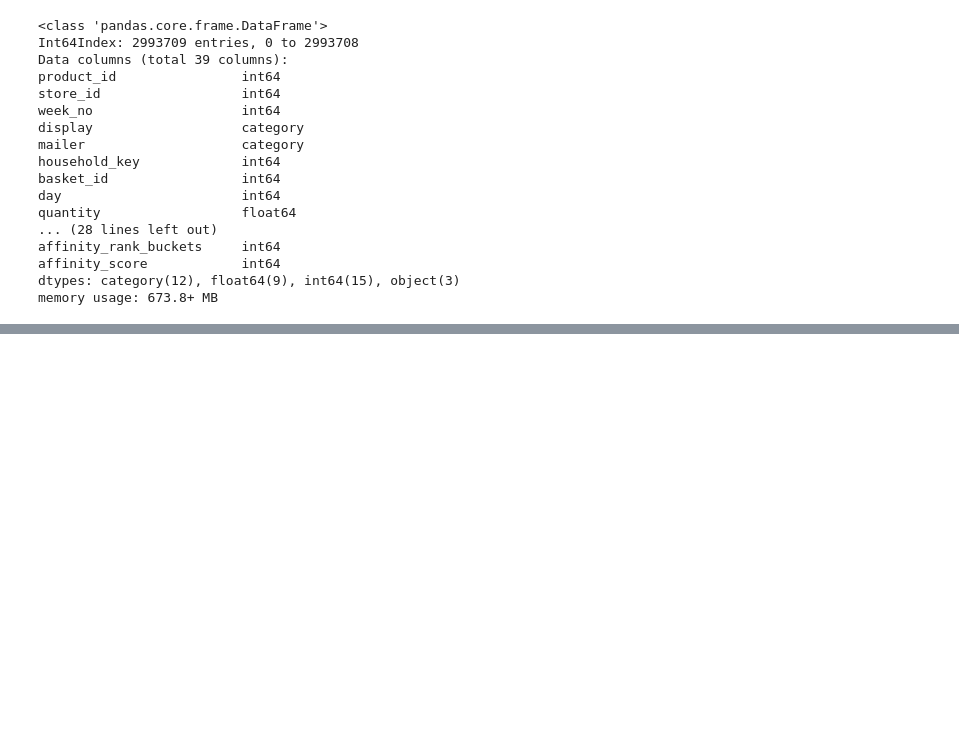
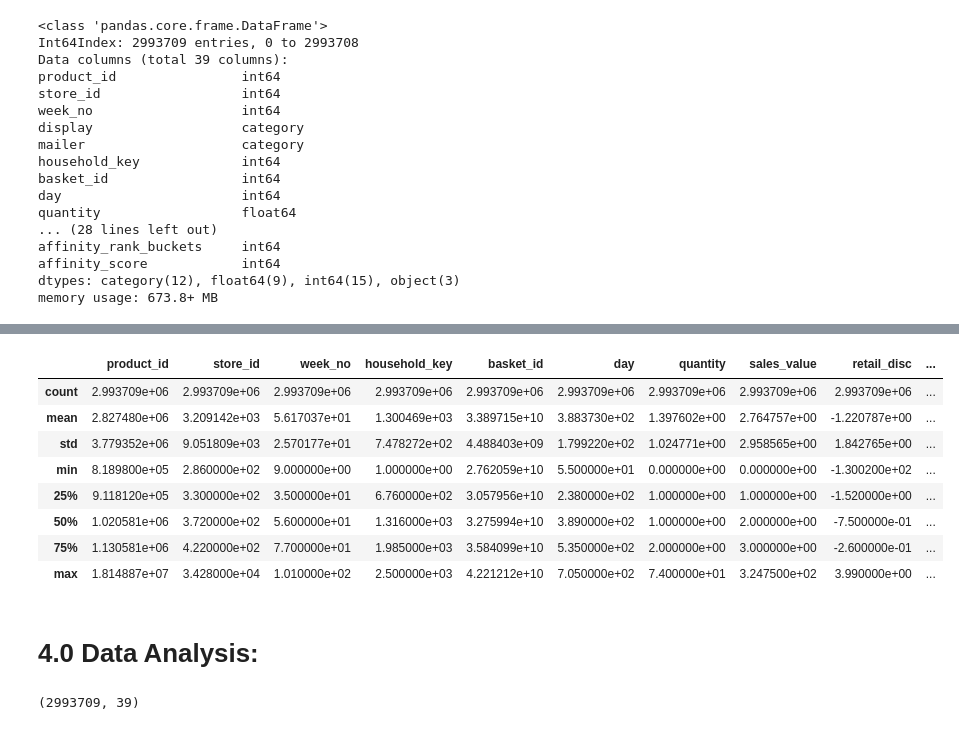
Before and after one commit to CJL89/Cold-Starter-Analysis, a Jupyter notebook: Analyzing Cold Starter Customers.ipynb, the cells around one changed output, grey strips where cells are left out. Drawn from its saved outputs; the diff is of its cells as text; code cells hidden in the pictures; blank space fills up the shorter version.

```diff
--- a/Analyzing Cold Starter Customers.ipynb
+++ b/Analyzing Cold Starter Customers.ipynb
@@ -105,3 +112,21 @@ plt.xticks(rotation=90)
 plt.show()
 # %% [output]
 [drawing not drawn]
+# %%
+df.describe()
+# %% [output]
+|  | product_id | store_id | week_no | household_key | basket_id | day | quantity | sales_value | retail_disc | ... |
+| count | 2.993709e+06 | 2.993709e+06 | 2.993709e+06 | 2.993709e+06 | 2.993709e+06 | 2.993709e+06 | 2.993709e+06 | 2.993709e+06 | 2.993709e+06 | ... |
+| mean | 2.827480e+06 | 3.209142e+03 | 5.617037e+01 | 1.300469e+03 | 3.389715e+10 | 3.883730e+02 | 1.397602e+00 | 2.764757e+00 | -1.220787e+00 | ... |
+| std | 3.779352e+06 | 9.051809e+03 | 2.570177e+01 | 7.478272e+02 | 4.488403e+09 | 1.799220e+02 | 1.024771e+00 | 2.958565e+00 | 1.842765e+00 | ... |
+| min | 8.189800e+05 | 2.860000e+02 | 9.000000e+00 | 1.000000e+00 | 2.762059e+10 | 5.500000e+01 | 0.000000e+00 | 0.000000e+00 | -1.300200e+02 | ... |
+| 25% | 9.118120e+05 | 3.300000e+02 | 3.500000e+01 | 6.760000e+02 | 3.057956e+10 | 2.380000e+02 | 1.000000e+00 | 1.000000e+00 | -1.520000e+00 | ... |
+| 50% | 1.020581e+06 | 3.720000e+02 | 5.600000e+01 | 1.316000e+03 | 3.275994e+10 | 3.890000e+02 | 1.000000e+00 | 2.000000e+00 | -7.500000e-01 | ... |
+| 75% | 1.130581e+06 | 4.220000e+02 | 7.700000e+01 | 1.985000e+03 | 3.584099e+10 | 5.350000e+02 | 2.000000e+00 | 3.000000e+00 | -2.600000e-01 | ... |
+| max | 1.814887e+07 | 3.428000e+04 | 1.010000e+02 | 2.500000e+03 | 4.221212e+10 | 7.050000e+02 | 7.400000e+01 | 3.247500e+02 | 3.990000e+00 | ... |
+# %% [markdown]
+# 4.0 Data Analysis:
+# %%
+df.shape
+# %% [output]
+(2993709, 39)
```
Also changed, not shown: parts of 19 cells of this notebook.
